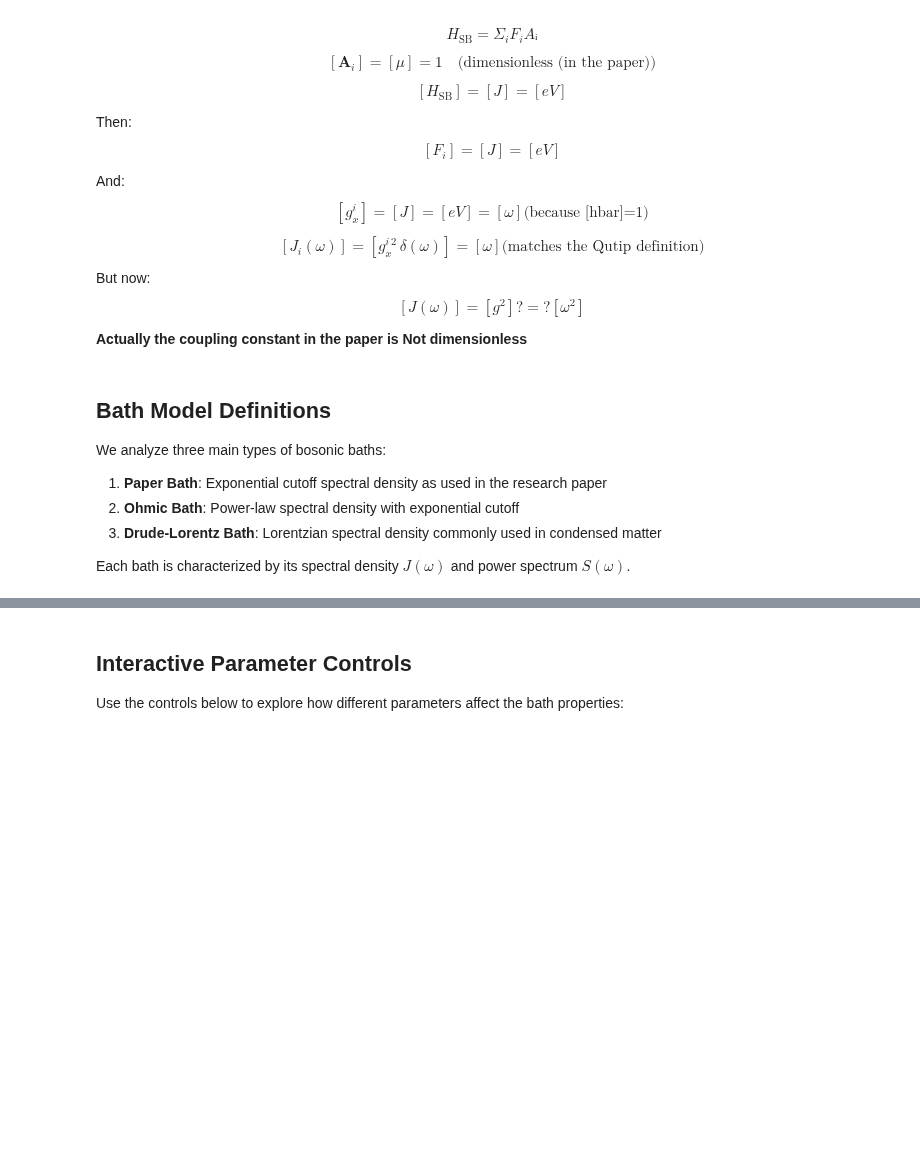
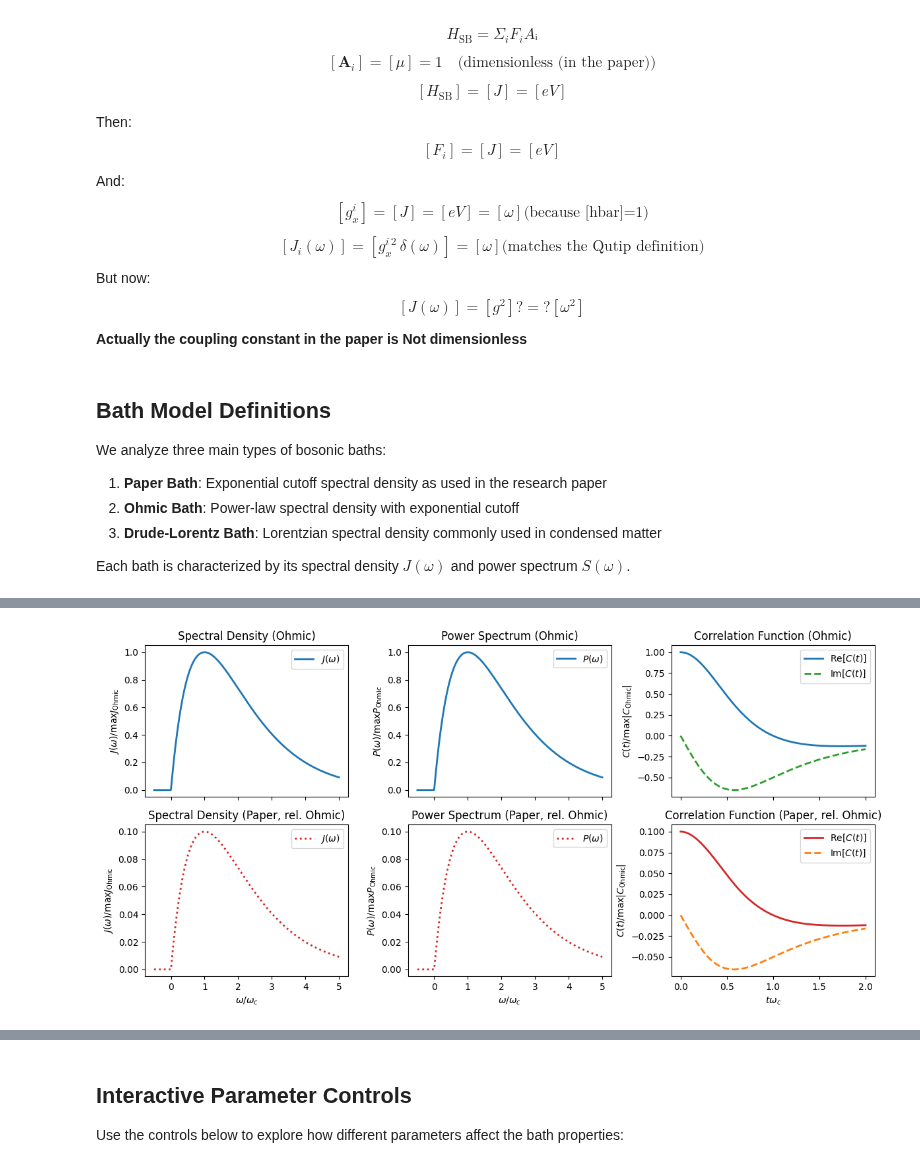
Before and after one commit to LBPhysics/2025_master_thesis_leopold_bodamer, a Jupyter notebook: code/python/notebooks/test_baths.ipynb, the cells around one changed output, grey strips where cells are left out. Drawn from its saved outputs; the diff is of its cells as text; code cells hidden in the pictures; blank space fills up the shorter version.

```diff
--- a/code/python/notebooks/test_baths.ipynb
+++ b/code/python/notebooks/test_baths.ipynb
@@ -126,13 +126,13 @@ def get_default_parameters():
     """Get default parameter sets for all bath types"""
 
     # Base parameters
-    Temp = 1e3      # Temperature
+    Temp = 1e-3      # Temperature
     alpha = 1e2       # Dimensionless coupling strength
-    cutoff = 1e1     # Cutoff frequency
+    cutoff = 1e3     # Cutoff frequency
 
     # Paper bath parameters
     args_paper = {
-        "g": np.sqrt(alpha * cutoff),
+        "g": alpha, # np.sqrt(alpha * cutoff), # TODO this has the wrong units with respect to the paper
         "cutoff": cutoff,
         "Boltzmann": Boltzmann,
         "hbar": hbar,
@@ -145,6 +145,7 @@ def get_default_parameters():
         "cutoff": cutoff,  # cutoff frequency
         "s": 1.0,       # (SUB: <1/SUPER:>1 -) ohmic exponent
         "Boltzmann": Boltzmann,
+        "hbar": hbar,
         "Temp": Temp,
     }
 
@@ -212,0 +172,84 @@ plt.show()
+# %%
+# =============================
+# SEPARATE AXIS PLOTS FOR PAPER AND OHMIC BATHS
+# =============================
+
+# Frequency ranges for each bath using their own cutoff
+omega_paper = np.linspace(-0.5 * args_paper["cutoff"], 5 * args_paper["cutoff"], 500)
+omega_ohmic = np.linspace(-0.5 * args_ohmic["cutoff"], 5 * args_ohmic["cutoff"], 500)
+
+# Power spectrum and spectral density for each bath
+P_vals_paper = Power_spectrum_func_paper(omega_paper, args_paper)
+J_vals_paper = spectral_density_func_paper(omega_paper, args_paper)
+
+bath_ohmic = OhmicEnvironment(
+    T=args_ohmic["Temp"],
+    wc=args_ohmic["cutoff"],
+    s=args_ohmic["s"],
+    alpha=args_ohmic["alpha"]
+)
+spec_fct_ohmic = bath_ohmic.spectral_density
+P_fct_ohmic = bath_ohmic.power_spectrum
+
+P_vals_ohmic = P_fct_ohmic(omega_ohmic)
+J_vals_ohmic = spec_fct_ohmic(omega_ohmic)
+
+# Time axes for correlation functions
+times_paper = np.linspace(0, 2 / args_paper["cutoff"], 500)
+times_ohmic = np.linspace(0, 2 / args_ohmic["cutoff"], 500)
+
+corr_paper = BosonicEnvironment.from_power_spectrum(
+    lambda w: Power_spectrum_func_paper(w, args_paper),
+    wMax=10 * args_paper["cutoff"],
+    T=args_paper["Temp"]
+).correlation_function(times_paper)
+
+corr_ohmic = bath_ohmic.correlation_function(times_ohmic)
+
+plt.figure(figsize=(12, 6))
+# Create 2x3 subplots with shared x-axes for each column
+fig, axes = plt.subplots(2, 3, figsize=(12, 6), sharex='col')
+# --- Ohmic Bath Subplots (first row) ---
+J_max_ohmic = np.max(np.abs(J_vals_ohmic)) if np.any(J_vals_ohmic != 0) else 1
+P_max_ohmic = np.max(np.abs(P_vals_ohmic)) if np.any(P_vals_ohmic != 0) else 1
+C_max_ohmic = np.max(np.abs(corr_ohmic)) if np.any(corr_ohmic != 0) else 1
+
+axes[0, 0].plot(omega_ohmic / args_ohmic["cutoff"], J_vals_ohmic / J_max_ohmic, color='C0', linestyle='solid', label=r"$J(\omega)$", linewidth=2)
+axes[0, 0].set_ylabel(r"$J(\omega) / \max J_\mathrm{Ohmic}$")
+axes[0, 0].set_title("Spectral Density (Ohmic)")
+axes[0, 0].legend()
+
+axes[0, 1].plot(omega_ohmic / args_ohmic["cutoff"], P_vals_ohmic / P_max_ohmic, color='C0', linestyle='solid', label=r"$P(\omega)$", linewidth=2)
+axes[0, 1].set_ylabel(r"$P(\omega) / \max P_\mathrm{Ohmic}$")
+axes[0, 1].set_title("Power Spectrum (Ohmic)")
+axes[0, 1].legend()
+
+axes[0, 2].plot(times_ohmic * args_ohmic["cutoff"], np.real(corr_ohmic) / C_max_ohmic, color='C0', linestyle='solid', label=r"Re$[C(t)]$", linewidth=2)
+axes[0, 2].plot(times_ohmic * args_ohmic["cutoff"], np.imag(corr_ohmic) / C_max_ohmic, color='C2', linestyle='dashed', label=r"Im$[C(t)]$", linewidth=2)
+axes[0, 2].set_ylabel(r"$C(t) / \max |C_\mathrm{Ohmic}|$")
+axes[0, 2].set_title("Correlation Function (Ohmic)")
+axes[0, 2].legend()
+
+# --- Paper Bath Subplots (second row, normalized to Ohmic) ---
+axes[1, 0].plot(omega_paper / args_paper["cutoff"], J_vals_paper / J_max_ohmic, color='C3', linestyle='dotted', label=r"$J(\omega)$", linewidth=2)
+axes[1, 0].set_xlabel(r"$\omega / \omega_c$")
+axes[1, 0].set_ylabel(r"$J(\omega) / \max J_\mathrm{Ohmic}$")
+axes[1, 0].set_title("Spectral Density (Paper, rel. Ohmic)")
+axes[1, 0].legend()
+
+axes[1, 1].plot(omega_paper / args_paper["cutoff"], P_vals_paper / P_max_ohmic, color='C3', linestyle='dotted', label=r"$P(\omega)$", linewidth=2)
+axes[1, 1].set_xlabel(r"$\omega / \omega_c$")
+axes[1, 1].set_ylabel(r"$P(\omega) / \max P_\mathrm{Ohmic}$")
+axes[1, 1].set_title("Power Spectrum (Paper, rel. Ohmic)")
+axes[1, 1].legend()
+
+axes[1, 2].plot(times_paper * args_paper["cutoff"], np.real(corr_paper) / C_max_ohmic, color='C3', linestyle='solid', label=r"Re$[C(t)]$", linewidth=2)
+axes[1, 2].plot(times_paper * args_paper["cutoff"], np.imag(corr_paper) / C_max_ohmic, color='C1', linestyle='dashed', label=r"Im$[C(t)]$", linewidth=2)
+axes[1, 2].set_xlabel(r"$t \omega_c$")
+axes[1, 2].set_ylabel(r"$C(t) / \max |C_\mathrm{Ohmic}|$")
+axes[1, 2].set_title("Correlation Function (Paper, rel. Ohmic)")
+axes[1, 2].legend()
+
+plt.tight_layout()
+plt.show()
+# %% [output]
@@ -213,3 +257,4 @@ plt.show()
+[figure, added]
 # %%
 # =============================
 # ENHANCED PLOTTING FUNCTIONS
```
Also changed, not shown: parts of 9 cells of this notebook, 1 other file.
